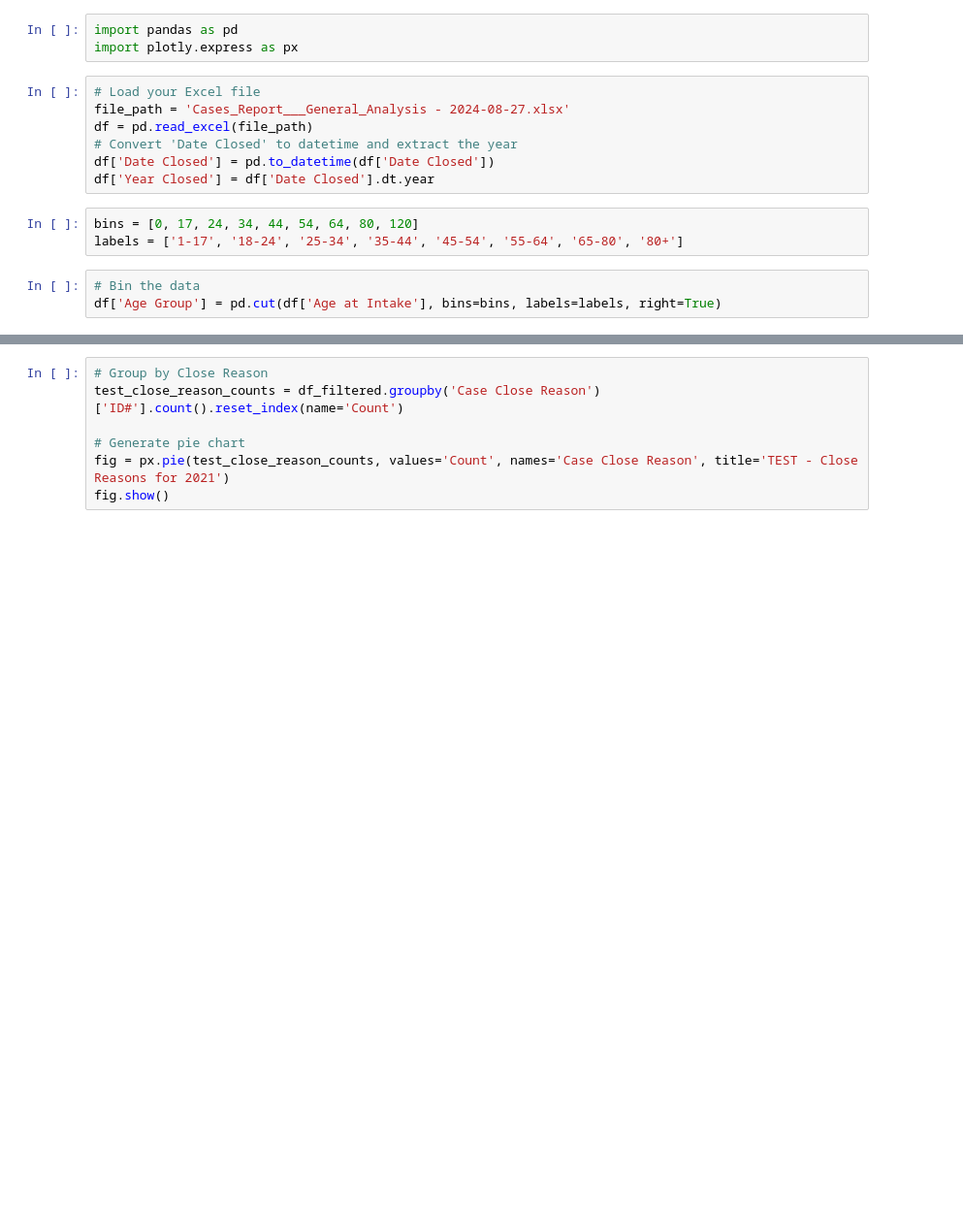
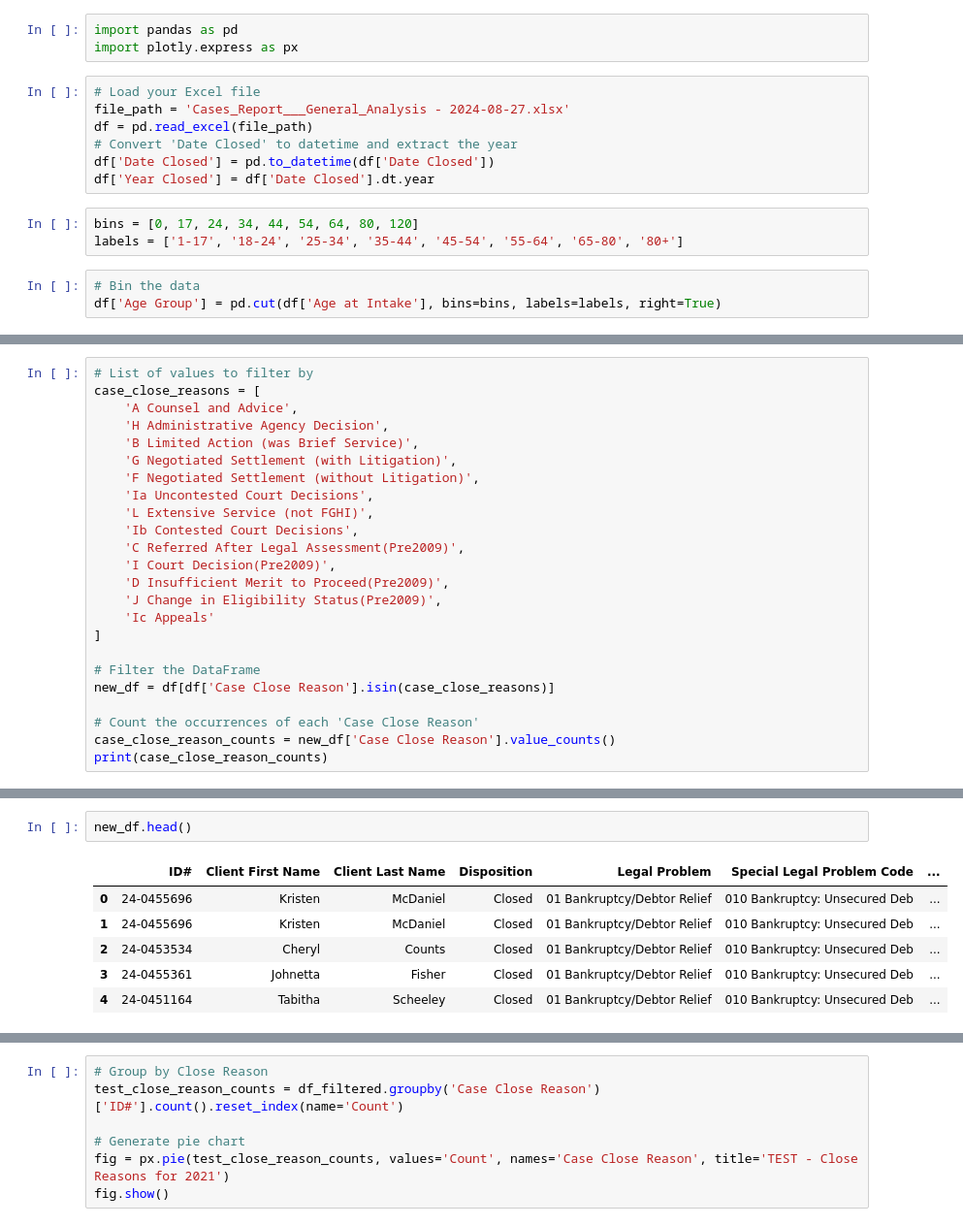
Before and after one commit to JALA-Mitch/Cases_Analysis, a Jupyter notebook: cases_analysis.ipynb, the cells around one changed output, grey strips where cells are left out. Shown at 97% size. Drawn from its saved outputs; the diff is of its cells as text; blank space fills up the shorter version.

Commit message:
add special legal problem & filter unwanted data

```diff
--- a/cases_analysis.ipynb
+++ b/cases_analysis.ipynb
@@ -16,0 +37,24 @@ df['Age Group'] = pd.cut(df['Age at Intake'], bins=bins, labels=labels, right=Tr
+# %%
+# List of values to filter by
+case_close_reasons = [
+    'A Counsel and Advice',
+    'H Administrative Agency Decision',
+    'B Limited Action (was Brief Service)',
+    'G Negotiated Settlement (with Litigation)',
+    'F Negotiated Settlement (without Litigation)',
+    'Ia Uncontested Court Decisions',
+    'L Extensive Service (not FGHI)',
+    'Ib Contested Court Decisions',
+    'C Referred After Legal Assessment(Pre2009)',
+    'I Court Decision(Pre2009)',
+    'D Insufficient Merit to Proceed(Pre2009)',
+    'J Change in Eligibility Status(Pre2009)',
+    'Ic Appeals'
+]
+
+# Filter the DataFrame
+new_df = df[df['Case Close Reason'].isin(case_close_reasons)]
+
+# Count the occurrences of each 'Case Close Reason'
+case_close_reason_counts = new_df['Case Close Reason'].value_counts()
+print(case_close_reason_counts)
@@ -17 +77,10 @@ df['Age Group'] = pd.cut(df['Age at Intake'], bins=bins, labels=labels, right=Tr
+# %%
+new_df.head()
+# %% [output]
+|  | ID# | Client First Name | Client Last Name | Disposition | Legal Problem | Special Legal Problem Code | ... |
+| 0 | 24-0455696 | Kristen | McDaniel | Closed | 01 Bankruptcy/Debtor Relief | 010 Bankruptcy: Unsecured Deb | ... |
+| 1 | 24-0455696 | Kristen | McDaniel | Closed | 01 Bankruptcy/Debtor Relief | 010 Bankruptcy: Unsecured Deb | ... |
+| 2 | 24-0453534 | Cheryl | Counts | Closed | 01 Bankruptcy/Debtor Relief | 010 Bankruptcy: Unsecured Deb | ... |
+| 3 | 24-0455361 | Johnetta | Fisher | Closed | 01 Bankruptcy/Debtor Relief | 010 Bankruptcy: Unsecured Deb | ... |
+| 4 | 24-0451164 | Tabitha | Scheeley | Closed | 01 Bankruptcy/Debtor Relief | 010 Bankruptcy: Unsecured Deb | ... |
 # %%
```
Also changed, not shown: parts of 6 cells of this notebook.
